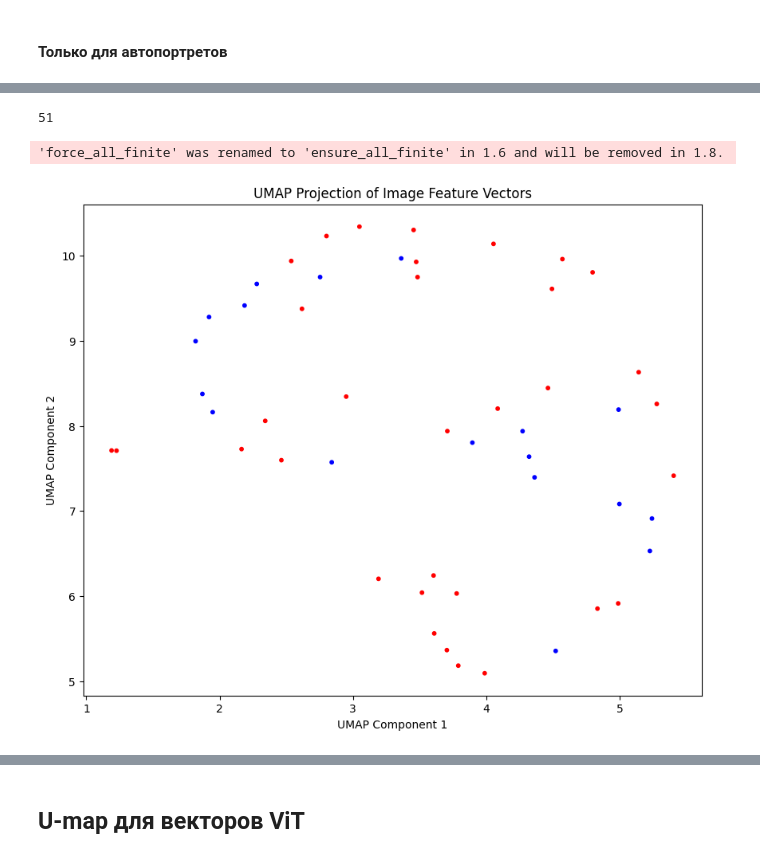
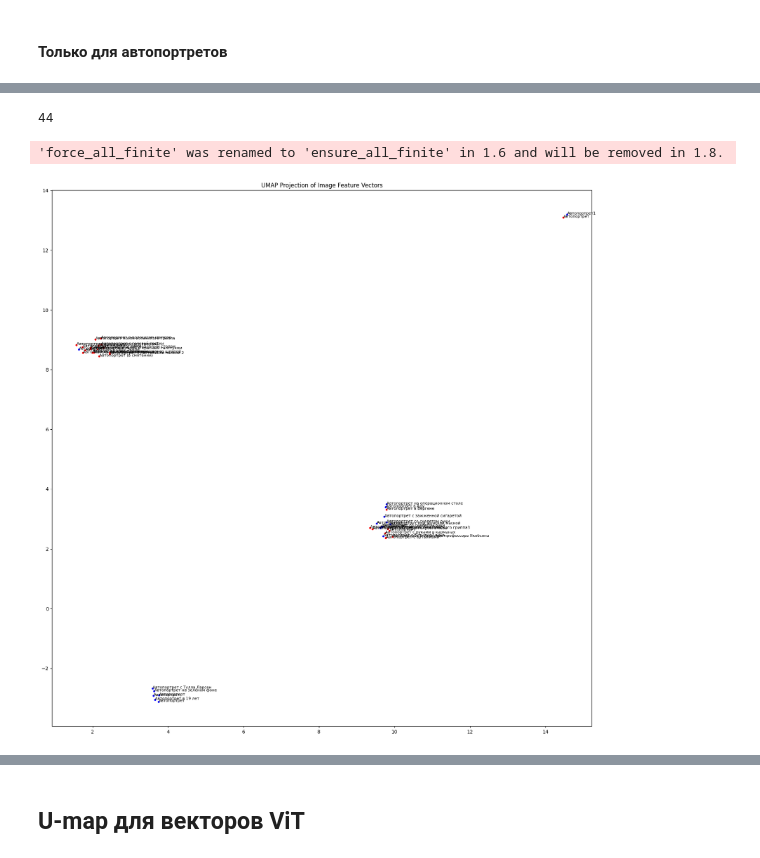
Before and after one commit to pryanik/i3_shades_of_mind, a Jupyter notebook: umaps.ipynb, the cells around one changed output, grey strips where cells are left out. Saved outputs shown, nothing was run; the diff lists cells and outputs as text; code cells hidden in the pictures.

```diff
--- a/umaps.ipynb
+++ b/umaps.ipynb
@@ -344,11 +269,11 @@ plt.show()
 # %% [markdown]
 #### Только для автопортретов
 # %%
-self_portraits_dict_siglib = {}
+self_portraits_dict_siglip = {}
 
-for key in features_dict_siglib:
+for key in siglip_dict:
     if '_a_' in key:
-        self_portraits_dict_siglib[key] = features_dict_siglib[key]
+        self_portraits_dict_siglip[key] = siglip_dict[key]
 
-print(f'Количество авторпортретов: {len(self_portraits_dict_siglib)}')
+print(f'Количество авторпортретов: {len(self_portraits_dict_siglip)}')
 # %% [output]
@@ -372,6 +281,15 @@ print(len(filenames_self_portrait_siglib))
+# %%
+features_self_portrait_siglip = list(self_portraits_dict_siglip.values())
+features_self_portrait_siglip = np.array(features_self_portrait_siglip)
+features_self_portrait_siglip = np.array([
+    np.array(self_portraits_dict_siglip[filename]).reshape(-1)
+    for filename in self_portraits_dict_siglip
+])
+
+filenames_self_portrait_siglip = list(self_portraits_dict_siglip.keys())
 # %%
 colors = []
-for filename in filenames_self_portrait_siglib:
+for filename in filenames_self_portrait_siglip:
     if '_a_' in filename:
         if filename.split('_')[0] == 'yyyy':
             colors.append('blue')
@@ -379,7 +297,7 @@ for filename in filenames_self_portrait_siglib:
             colors.append('blue')
         else:
             colors.append('red')
+
+print(len(colors))
+# %% [output]
+44
-# %%
-print(len(colors))
-# %% [output]
-51
@@ -392,18 +304,16 @@ model = umap.UMAP(
-# %%
-results_self_siglib = model.fit_transform(features_self_portrait_siglib)
-# %% [output]
-'force_all_finite' was renamed to 'ensure_all_finite' in 1.6 and will be removed in 1.8.
+# %%
+results_self_siglip = umap_siglip.fit_transform(features_self_portrait_siglip)
+# %% [output]
+'force_all_finite' was renamed to 'ensure_all_finite' in 1.6 and will be removed in 1.8.
 # %%
-plt.figure(figsize=(10, 8))
-plt.scatter(results_self_siglib[:, 0], results_self_siglib[:, 1], s=10, c=colors, marker='o')
+plt.figure(figsize=(20,20))
+plt.scatter(results_self_siglip[:, 0], results_self_siglip[:, 1], s=10, c=colors, marker='o')
 plt.title('UMAP Projection of Image Feature Vectors')
-plt.xlabel('UMAP Component 1')
-plt.ylabel('UMAP Component 2')
 
-# for i, filename in enumerate(filenames):
-#     plt.annotate(' '.join(filename.split('_')[4:]).split('.')[0], (results_self_siglib[i, 0], results_self_siglib[i, 1]), fontsize=8)
+for i, filename in enumerate(filenames_self_portrait_siglip):
+    plt.annotate(' '.join(filename.split('_')[4:]).split('.')[0], (results_self_siglip[i, 0], results_self_siglip[i, 1]), fontsize=8)
 
 plt.show()
 # %% [output]
-[figure, old version]
+[figure, new version]
 # %%
```
Also changed, not shown: parts of 114 cells of this notebook, 2 other files.
